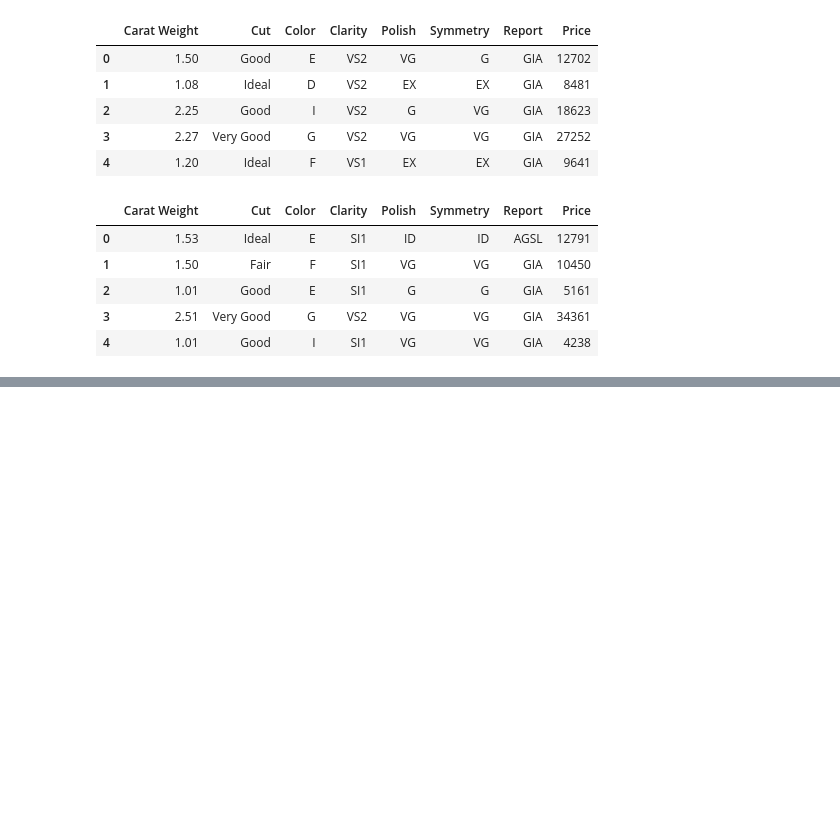
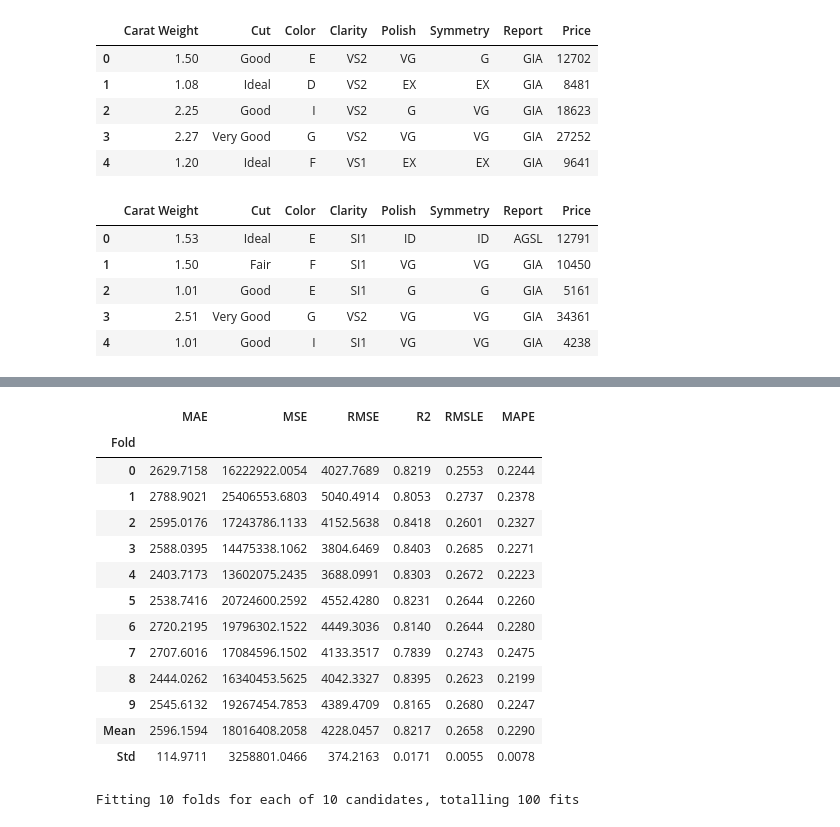
Before and after one commit to haleynpatel/PyCaret-ResearchTest, a Jupyter notebook: RegressionModules.ipynb, the cells around one changed output, grey strips where cells are left out. Saved outputs shown, nothing was run; the diff lists cells and outputs as text; code cells hidden in the pictures; blank space fills up the shorter version.

```diff
--- a/RegressionModules.ipynb
+++ b/RegressionModules.ipynb
@@ -226,0 +245,3 @@ best = compare_models(exclude = ["ransac"])
+# %%
+tuned_ada = tune_model(ada)
+# %% [output]
@@ -226,0 +249,15 @@ best = compare_models(exclude = ["ransac"])
+|  | MAE | MSE | RMSE | R2 | RMSLE | MAPE |
+| Fold |  |  |  |  |  |  |
+| 0 | 2629.7158 | 16222922.0054 | 4027.7689 | 0.8219 | 0.2553 | 0.2244 |
+| 1 | 2788.9021 | 25406553.6803 | 5040.4914 | 0.8053 | 0.2737 | 0.2378 |
+| 2 | 2595.0176 | 17243786.1133 | 4152.5638 | 0.8418 | 0.2601 | 0.2327 |
+| 3 | 2588.0395 | 14475338.1062 | 3804.6469 | 0.8403 | 0.2685 | 0.2271 |
+| 4 | 2403.7173 | 13602075.2435 | 3688.0991 | 0.8303 | 0.2672 | 0.2223 |
+| 5 | 2538.7416 | 20724600.2592 | 4552.4280 | 0.8231 | 0.2644 | 0.2260 |
+| 6 | 2720.2195 | 19796302.1522 | 4449.3036 | 0.8140 | 0.2644 | 0.2280 |
+| 7 | 2707.6016 | 17084596.1502 | 4133.3517 | 0.7839 | 0.2743 | 0.2475 |
+| 8 | 2444.0262 | 16340453.5625 | 4042.3327 | 0.8395 | 0.2623 | 0.2199 |
+| 9 | 2545.6132 | 19267454.7853 | 4389.4709 | 0.8165 | 0.2680 | 0.2247 |
+| Mean | 2596.1594 | 18016408.2058 | 4228.0457 | 0.8217 | 0.2658 | 0.2290 |
+| Std | 114.9711 | 3258801.0466 | 374.2163 | 0.0171 | 0.0055 | 0.0078 |
+Fitting 10 folds for each of 10 candidates, totalling 100 fits
```
Also changed, not shown: parts of 7 cells of this notebook.
